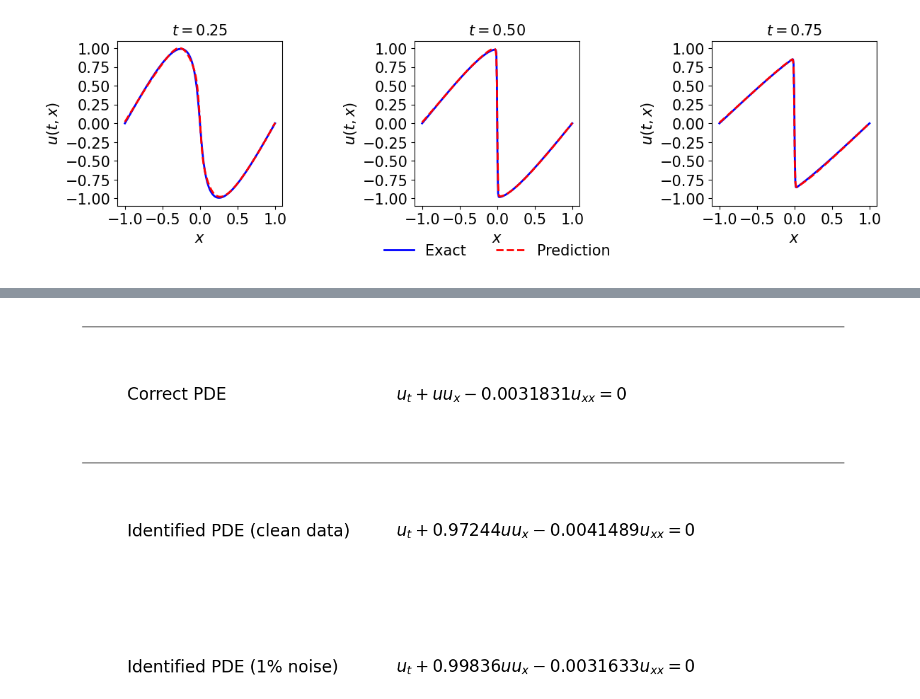
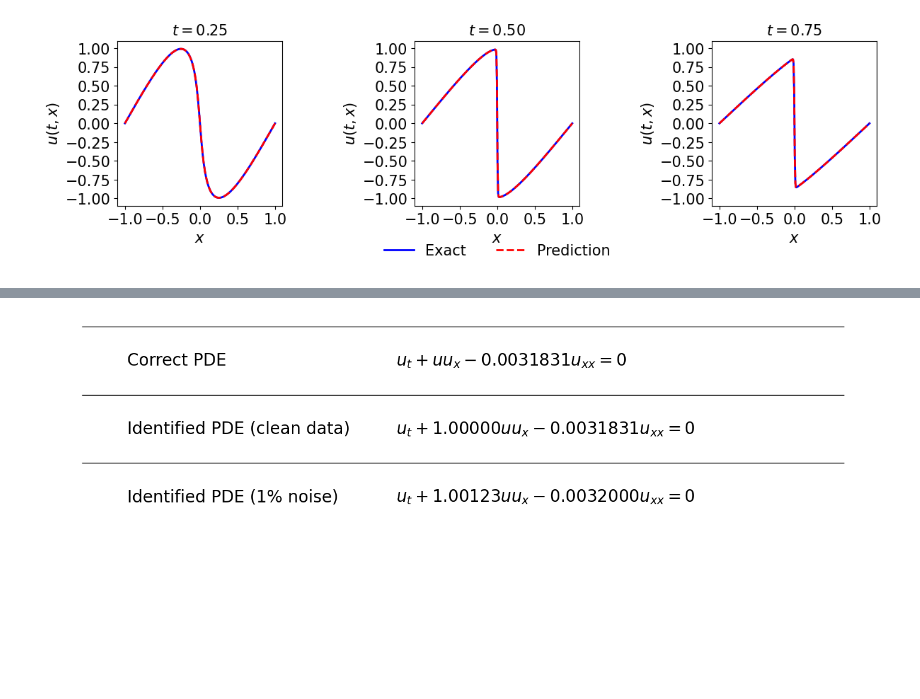
Before and after one commit to IseanB/Robustifying-Dynamic-Quantization-of-PINNs, a Jupyter notebook: Burgers Identification (PyTorch).ipynb, the cells around one changed output, grey strips where cells are left out. Saved outputs shown, nothing was run; the diff lists cells and outputs as text; code cells hidden in the pictures; blank space fills up the shorter version.

```diff
--- a/Burgers Identification (PyTorch).ipynb
+++ b/Burgers Identification (PyTorch).ipynb
@@ -323,7 +323,7 @@ Loss: 3.832432e-05, l1: 0.99851, l2: 0.00316
 """ The aesthetic setting has changed. """
 
 ####### Row 0: u(t,x) ##################
-# plt.rcParams['text.usetex'] = False
+plt.rcParams['text.usetex'] = False
 fig = plt.figure(figsize=(9, 5))
 ax = fig.add_subplot(111)
 
@@ -448,36 +450,48 @@ Error l2: 0.62156%
 # %%
-####### Row 3: Identified PDE ##################
+import matplotlib.pyplot as plt
+import matplotlib.gridspec as gridspec
+
+# ------------------------------------------
+
+# Define dummy values for lambda_1_value, lambda_2_value, etc., for the code to be runnable.
+# In your actual script, these would come from your calculations.
+lambda_1_value = 1.00000
+lambda_2_value = 0.0031831
+lambda_1_value_noisy = 1.00123
+lambda_2_value_noisy = 0.0032000
 
 fig = plt.figure(figsize=(14, 10))
 
 gs2 = gridspec.GridSpec(1, 3)
 gs2.update(top=0.25, bottom=0, left=0.0, right=1.0, wspace=0.0)
 
 ax = plt.subplot(gs2[:, :])
 ax.axis('off')
 
 # Define base coordinates for text
 base_x = 0.1
 base_y = 0.75 # Start higher up, adjust as needed
 line_spacing = 0.1 # Vertical spacing between lines
 col_spacing = 0.3 # Horizontal spacing between columns
-# plt.show()
+
 ax.text(base_x, base_y, 'Correct PDE', size=20, ha='left', va='center')
-ax.text(base_x + col_spacing, base_y, r'$u_t + u u_x - 0.0031831 u_{xx} = 0$', size=20, ha='left', va='center')
+# Remove 'r$' around the strings to stop treating them as LaTeX math
+ax.text(base_x + col_spacing, base_y, '$u_t + u u_x - 0.0031831 u_{xx} = 0$', size=20, ha='left', va='center')
 
 # Row 2 (clean data)
 ax.text(base_x, base_y - line_spacing, 'Identified PDE (clean data)', size=20, ha='left', va='center')
-ax.text(base_x + col_spacing, base_y - line_spacing, r'$u_t + %.5f u u_x - %.7f u_{xx} = 0$' % (lambda_1_value, lambda_2_value), size=20, ha='left', va='center')
+# Remove 'r$' around the strings to stop treating them as LaTeX math
+ax.text(base_x + col_spacing, base_y - line_spacing, '$u_t + %.5f u u_x - %.7f u_{xx} = 0$' % (lambda_1_value, lambda_2_value), size=20, ha='left', va='center')
 
 # Row 3 (1% noise)
 ax.text(base_x, base_y - 2 * line_spacing, 'Identified PDE (1% noise)', size=20, ha='left', va='center')
-ax.text(base_x + col_spacing, base_y - 2 * line_spacing, r'$u_t + %.5f u u_x - %.7f u_{xx} = 0$' % (lambda_1_value_noisy, lambda_2_value_noisy), size=20, ha='left', va='center')
+# Remove 'r$' around the strings to stop treating them as LaTeX math
+ax.text(base_x + col_spacing, base_y - 2 * line_spacing, '$u_t + %.5f u u_x - %.7f u_{xx} = 0$' % (lambda_1_value_noisy, lambda_2_value_noisy), size=20, ha='left', va='center')
 
 # Optional: Add horizontal lines manually if you want the table look
 ax.plot([base_x - 0.05, base_x + col_spacing + 0.5], [base_y + line_spacing/2, base_y + line_spacing/2], color='black', linewidth=1)
 ax.plot([base_x - 0.05, base_x + col_spacing + 0.5], [base_y - line_spacing/2, base_y - line_spacing/2], color='black', linewidth=1)
-# ... and so on for the other lines
-
+ax.plot([base_x - 0.05, base_x + col_spacing + 0.5], [base_y - 3*line_spacing/2, base_y - 3*line_spacing/2], color='black', linewidth=1) # Added third line
 plt.show()
 # %% [output]
-[figure, old version]
+[figure, new version]
```
Also changed, not shown: parts of 5 cells of this notebook.
